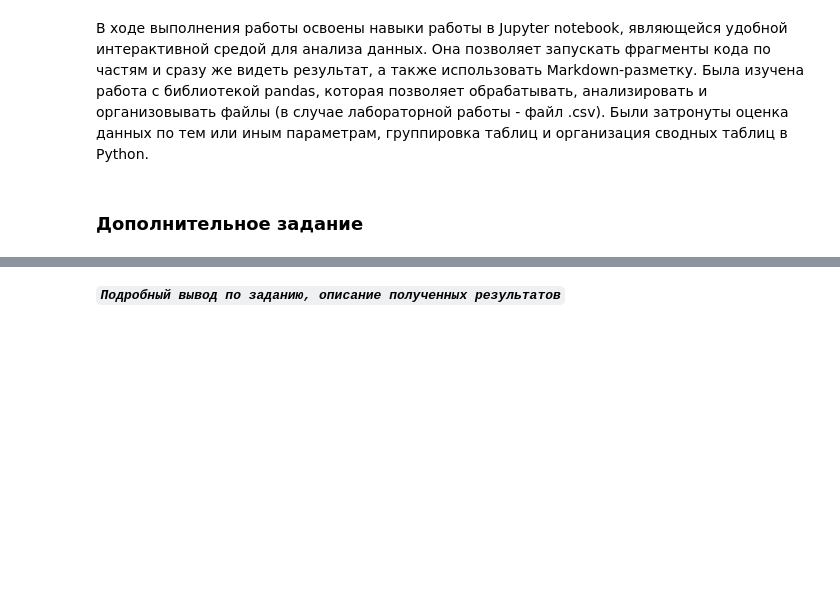
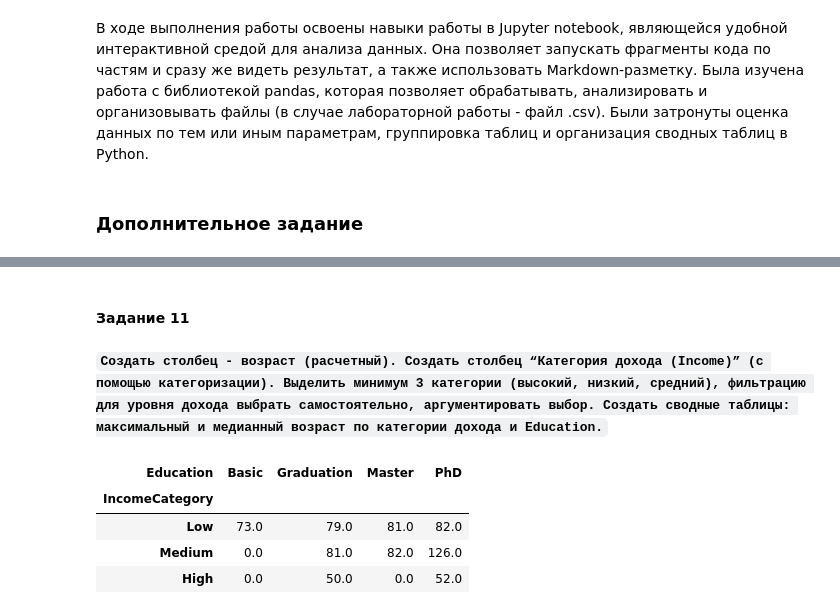
Before and after one commit to k0repan/data_analisys_lab1, a Jupyter notebook: ЛР1_Корепанов_14.ipynb, the cells around one changed output, grey strips where cells are left out. Cells and saved outputs as stored; diff of their text form; code cells hidden in the pictures; blank space fills up the shorter version.

```diff
--- a/ЛР1_Корепанов_14.ipynb
+++ b/ЛР1_Корепанов_14.ipynb
@@ -337,2 +333,19 @@ deals_pivot.sort_index().round(2)
-# %% [markdown]
-***`Подробный вывод по заданию, описание полученных результатов`***
+# %% [markdown]
+#### Задание 11
+# %% [markdown]
+**`Создать столбец - возраст (расчетный). Создать столбец “Категория дохода (Income)” (с помощью категоризации). Выделить минимум 3 категории (высокий, низкий, средний), фильтрацию для уровня дохода выбрать самостоятельно, аргументировать выбор. Создать сводные таблицы: максимальный и медианный возраст по категории дохода и Education.`**
+# %%
+# Добавление расчётного стобца, содержащего возраст, и категорий
+from datetime import datetime as dt
+df["Age"] = dt.now().year - df["YearBirth"]
+df["IncomeCategory"] = pd.cut(df["Income"], bins=3, labels=["Low", "Medium", "High"])
+# %%
+# Создание сводной таблицы (Максимальный возраст)
+max_pivot = df.pivot_table(index="IncomeCategory", columns="Education", values="Age", aggfunc="max", fill_value=0, observed=False)
+max_pivot
+# %% [output]
+| Education | Basic | Graduation | Master | PhD |
+| IncomeCategory |  |  |  |  |
+| Low | 73.0 | 79.0 | 81.0 | 82.0 |
+| Medium | 0.0 | 81.0 | 82.0 | 126.0 |
+| High | 0.0 | 50.0 | 0.0 | 52.0 |
```
Also changed, not shown: parts of 27 cells of this notebook.
